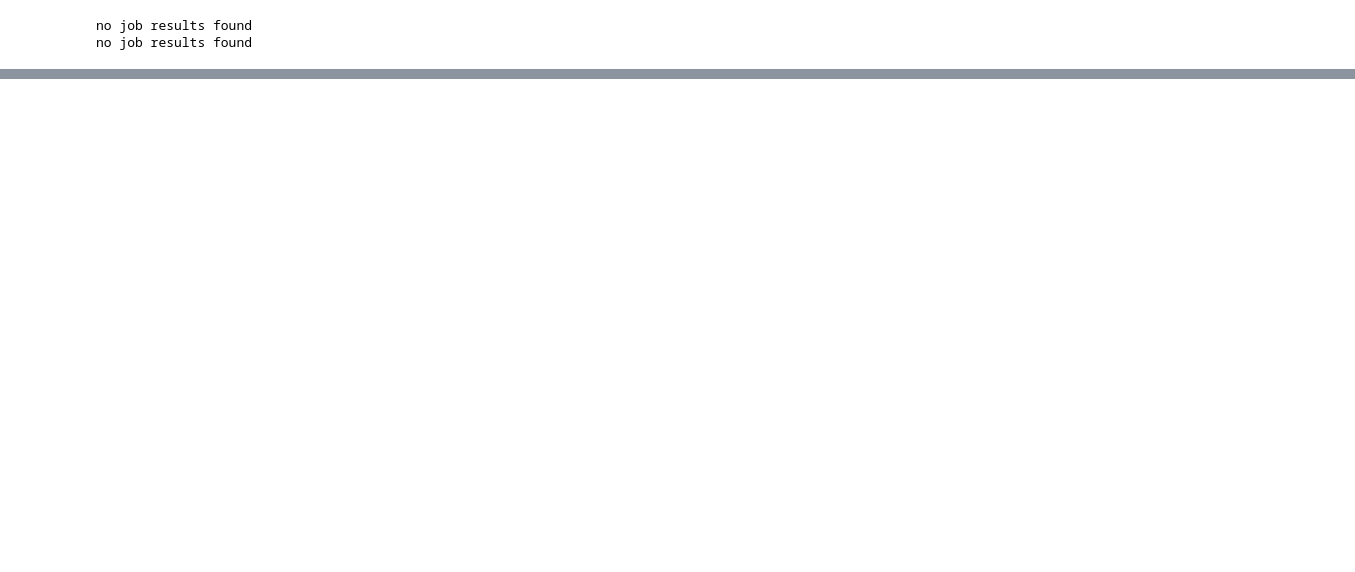
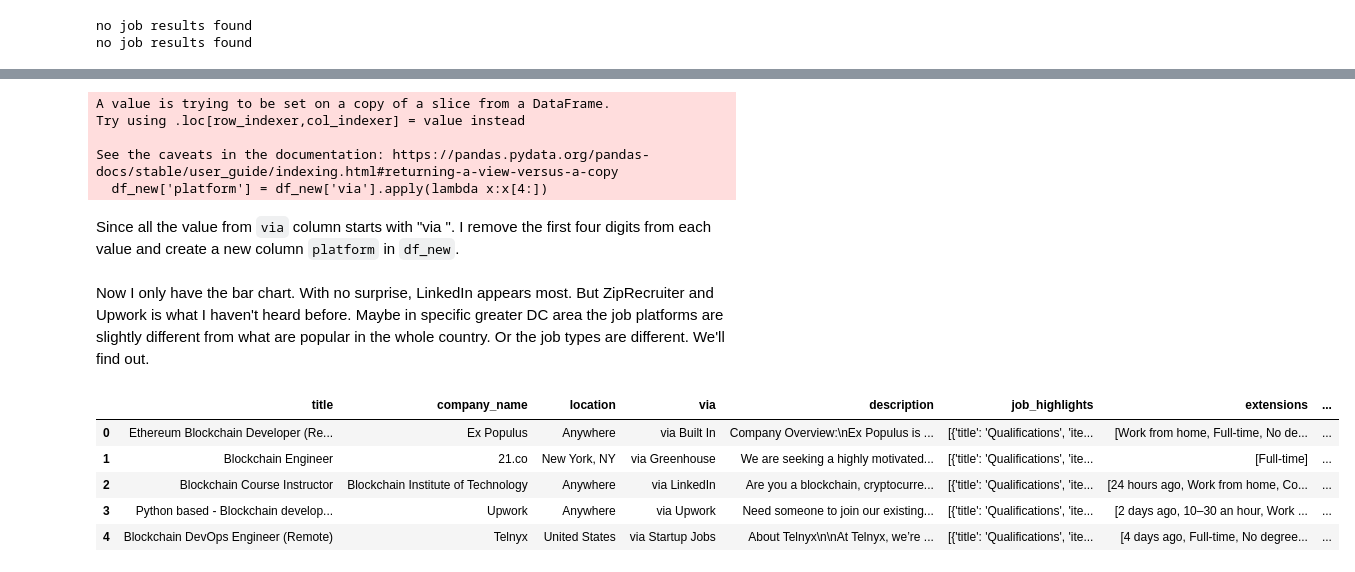
Before and after one commit to xinran1216/mini_data_viz_project, a Jupyter notebook: workflow.ipynb, the cells around one changed output, grey strips where cells are left out. Saved outputs shown, nothing was run; the diff lists cells and outputs as text; code cells hidden in the pictures; blank space fills up the shorter version.

Commit message:
Create the first plot

```diff
--- a/workflow.ipynb
+++ b/workflow.ipynb
@@ -43,0 +59,3 @@ df.head()
+# %%
+df_new = df[['title', 'company_name', 'location', 'via', 'description',
+       'job_highlights', 'extensions', 'detected_extensions']]
@@ -43,0 +68,10 @@ df.head()
+# %%
+df_new['platform'] = df_new['via'].apply(lambda x:x[4:])
+# %% [output]
+A value is trying to be set on a copy of a slice from a DataFrame.
+Try using .loc[row_indexer,col_indexer] = value instead
+
+See the caveats in the documentation: https://pandas.pydata.org/pandas-docs/stable/user_guide/indexing.html#returning-a-view-versus-a-copy
+  df_new['platform'] = df_new['via'].apply(lambda x:x[4:])
+# %% [markdown]
+Since all the value from `via` column starts with "via ". I remove the first four digits from each value and create a new column `platform` in `df_new`.
@@ -43,0 +108,11 @@ df.head()
+# %% [markdown]
+Now I only have the bar chart. With no surprise, LinkedIn appears most. But ZipRecruiter and Upwork is what I haven't heard before. Maybe in specific greater DC area the job platforms are slightly different from what are popular in the whole country. Or the job types are different. We'll find out.
+# %%
+df_new.head()
+# %% [output]
+|  | title | company_name | location | via | description | job_highlights | extensions | ... |
+| 0 | Ethereum Blockchain Developer (Re... | Ex Populus | Anywhere | via Built In | Company Overview:\nEx Populus is ... | [{'title': 'Qualifications', 'ite... | [Work from home, Full-time, No de... | ... |
+| 1 | Blockchain Engineer | 21.co | New York, NY | via Greenhouse | We are seeking a highly motivated... | [{'title': 'Qualifications', 'ite... | [Full-time] | ... |
+| 2 | Blockchain Course Instructor | Blockchain Institute of Technology | Anywhere | via LinkedIn | Are you a blockchain, cryptocurre... | [{'title': 'Qualifications', 'ite... | [24 hours ago, Work from home, Co... | ... |
+| 3 | Python based - Blockchain develop... | Upwork | Anywhere | via Upwork | Need someone to join our existing... | [{'title': 'Qualifications', 'ite... | [2 days ago, 10–30 an hour, Work ... | ... |
+| 4 | Blockchain DevOps Engineer (Remote) | Telnyx | United States | via Startup Jobs | About Telnyx\n\nAt Telnyx, we’re ... | [{'title': 'Qualifications', 'ite... | [4 days ago, Full-time, No degree... | ... |
```
Also changed, not shown: parts of 8 cells of this notebook.
